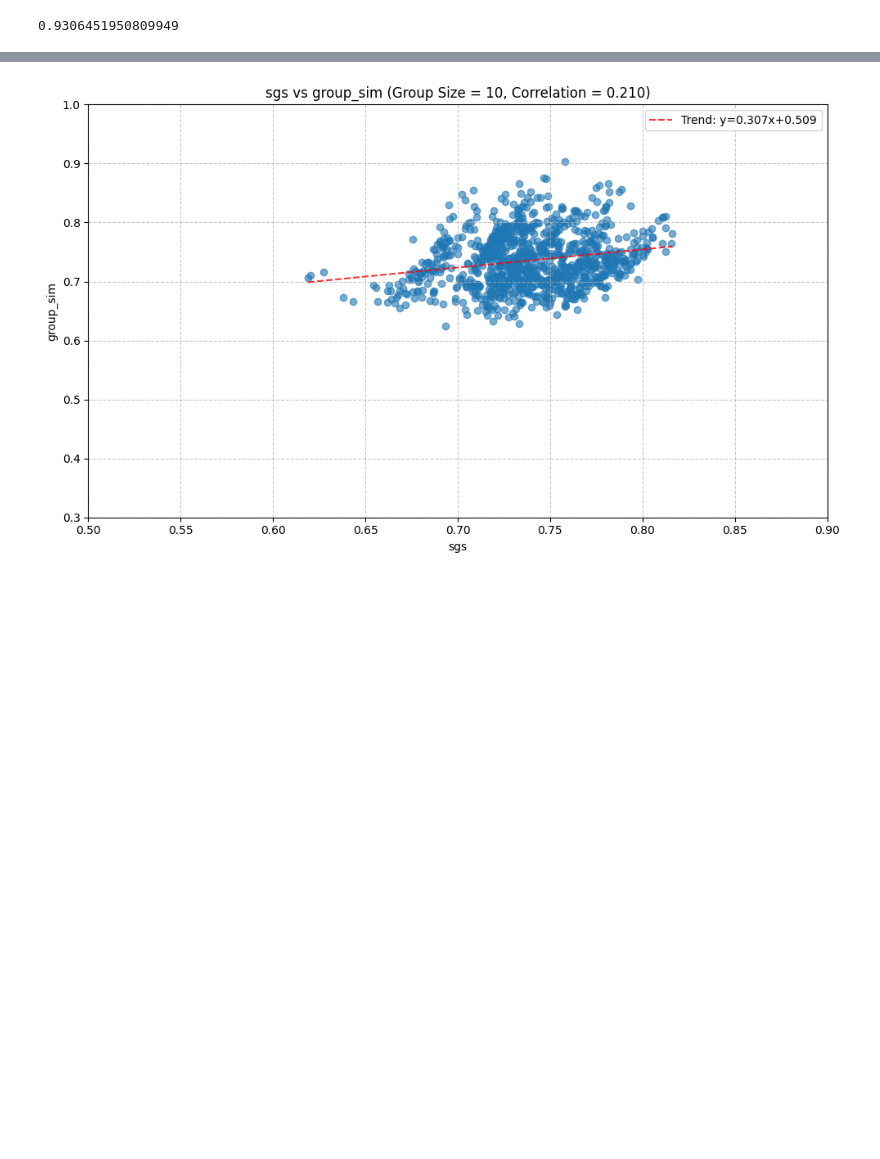
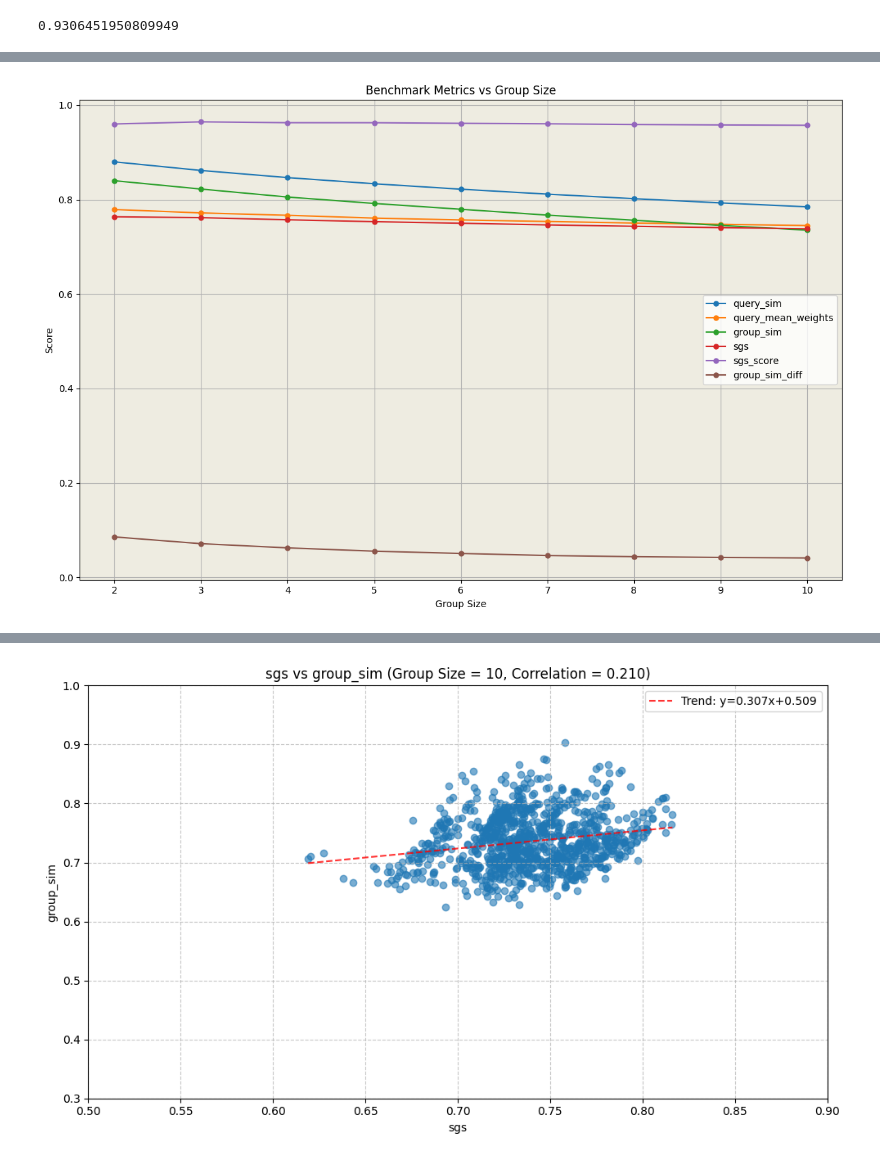
Before and after one commit to Knerten0815/master-thesis-code, a Jupyter notebook: 03_similarity_benchmark_n=[2,10].ipynb, the cells around one changed output, grey strips where cells are left out. Drawn from its saved outputs; the diff is of its cells as text; code cells hidden in the pictures; blank space fills up the shorter version.

```diff
--- a/03_similarity_benchmark_n=[2,10].ipynb
+++ b/03_similarity_benchmark_n=[2,10].ipynb
@@ -414,3 +416,6 @@ plt.show()
 all_dfs[6][column].quantile(0.05)
 # %% [output]
 0.9306451950809949
+# %%
+columns = all_dfs[6].columns.tolist()
+columns
@@ -416,0 +476,24 @@ all_dfs[6][column].quantile(0.05)
+# %%
+import matplotlib.pyplot as plt
+
+# Create a single plot with all metrics
+fig, ax = plt.subplots(figsize=(12, 8))
+
+x = benchmark_df.index
+
+# Plot all columns as separate lines on the same plot
+for i, column in enumerate(benchmark_columns):
+    y = benchmark_df[column]
+    ax.plot(x, y, label=column, marker='o', markersize=5, color=colors[i % len(colors)])
+    ax.set_facecolor(background)
+
+ax.set_xlabel("Group Size")
+ax.set_ylabel("Score")
+ax.set_title("Benchmark Metrics vs Group Size")
+ax.grid(True)
+ax.legend()
+
+plt.tight_layout()
+plt.show()
+# %% [output]
+[figure, added]
```
Also changed, not shown: parts of 11 cells of this notebook, 3 other files.
